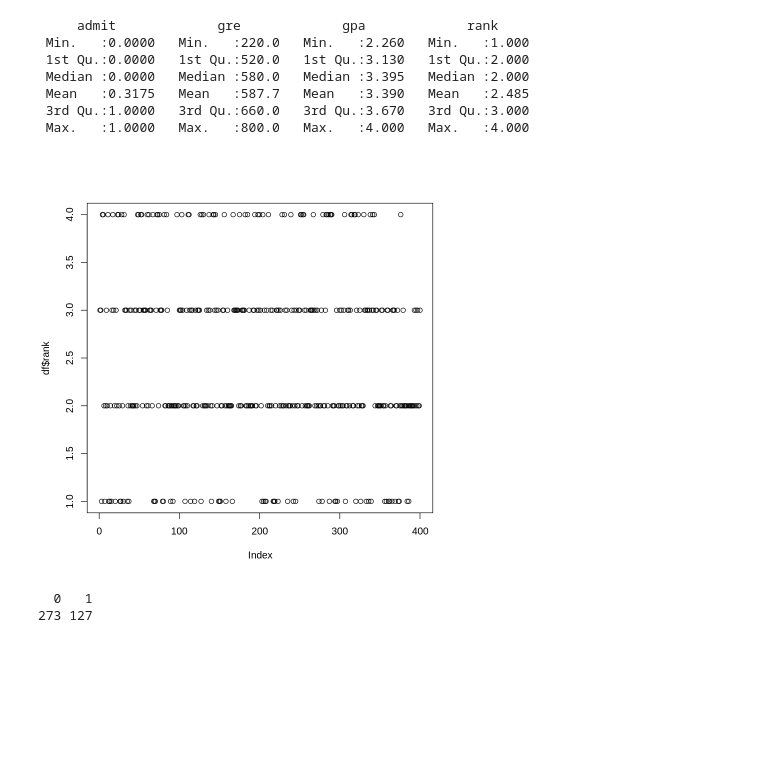
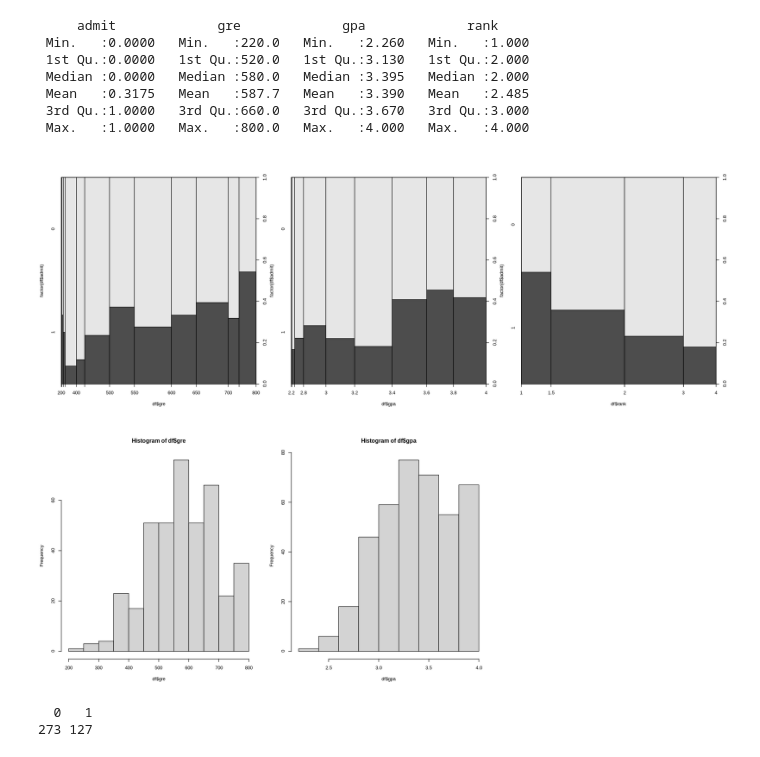
Before and after one commit to kamclar/statisticka_analyza_dat_cviceni, a Jupyter notebook: Lesson_11.ipynb, the cells around one changed output. Drawn from its saved outputs; the diff is of its cells as text; code cells hidden in the pictures; blank space fills up the shorter version.

```diff
--- a/Lesson_11.ipynb
+++ b/Lesson_11.ipynb
@@ -84,10 +90,26 @@ summary(df)
  Mean   :0.3175   Mean   :587.7   Mean   :3.390   Mean   :2.485
  3rd Qu.:1.0000   3rd Qu.:660.0   3rd Qu.:3.670   3rd Qu.:3.000
  Max.   :1.0000   Max.   :800.0   Max.   :4.000   Max.   :4.000
-# %%
-plot(df$rank)
-# %% [output]
-[figure, removed]
+# %%
+# function to change the figure width and height ratio
+fig <- function(width, heigth){
+     options(repr.plot.width=width, repr.plot.height=heigth)
+}
+
+fig(16, 6)
+
+par(mfrow=c(1,3))
+spineplot(factor(df$admit)~df$gre)
+spineplot(factor(df$admit)~df$gpa)
+spineplot(factor(df$admit)~df$rank)
+# %% [output]
+[figure, added]
+# %%
+par(mfrow=c(1,3))
+hist(df$gre)
+hist(df$gpa)
+# %% [output]
+[figure, added]
 # %%
 table(df$admit)
 # %% [output]
```
Also changed, not shown: parts of 9 cells of this notebook.
